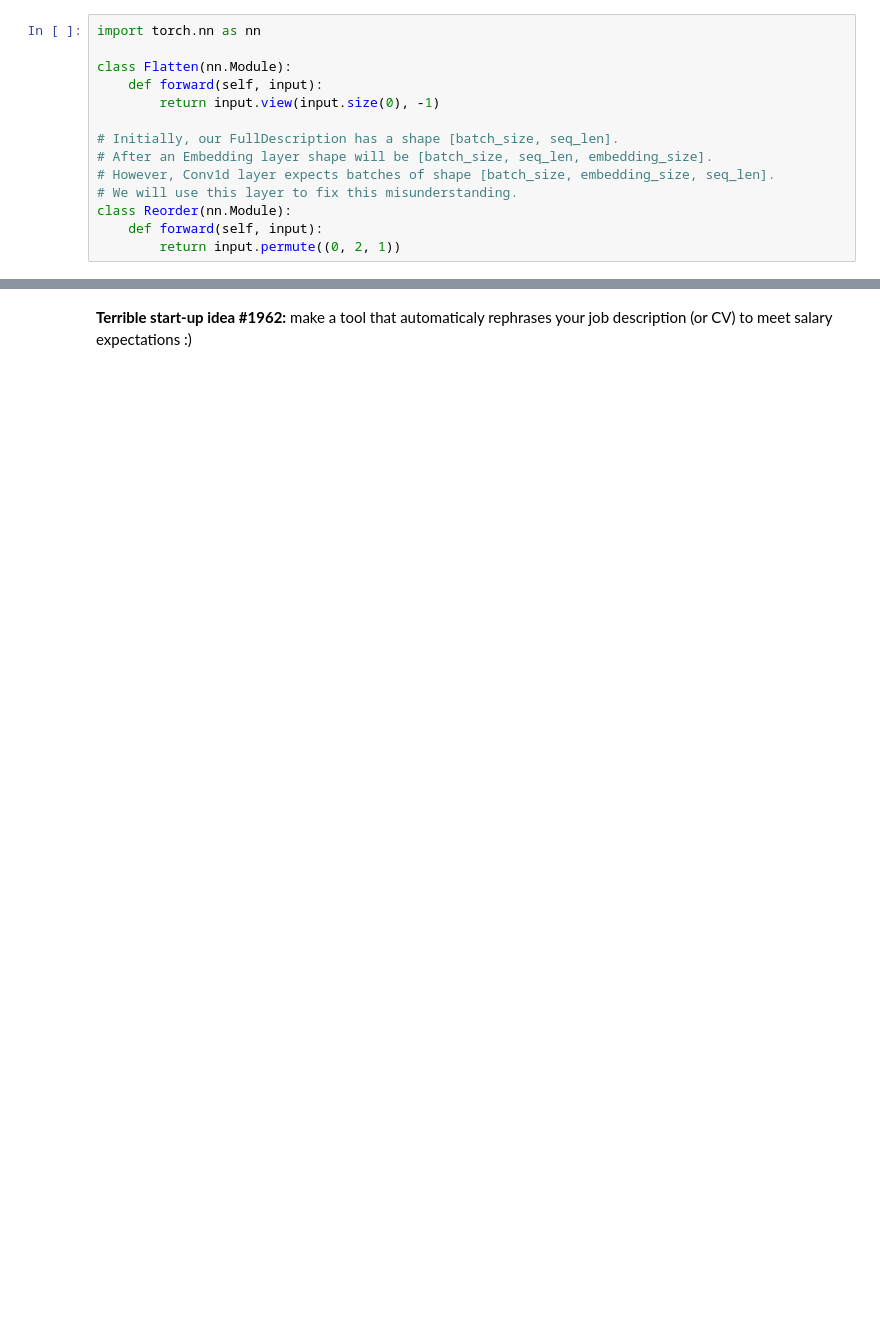
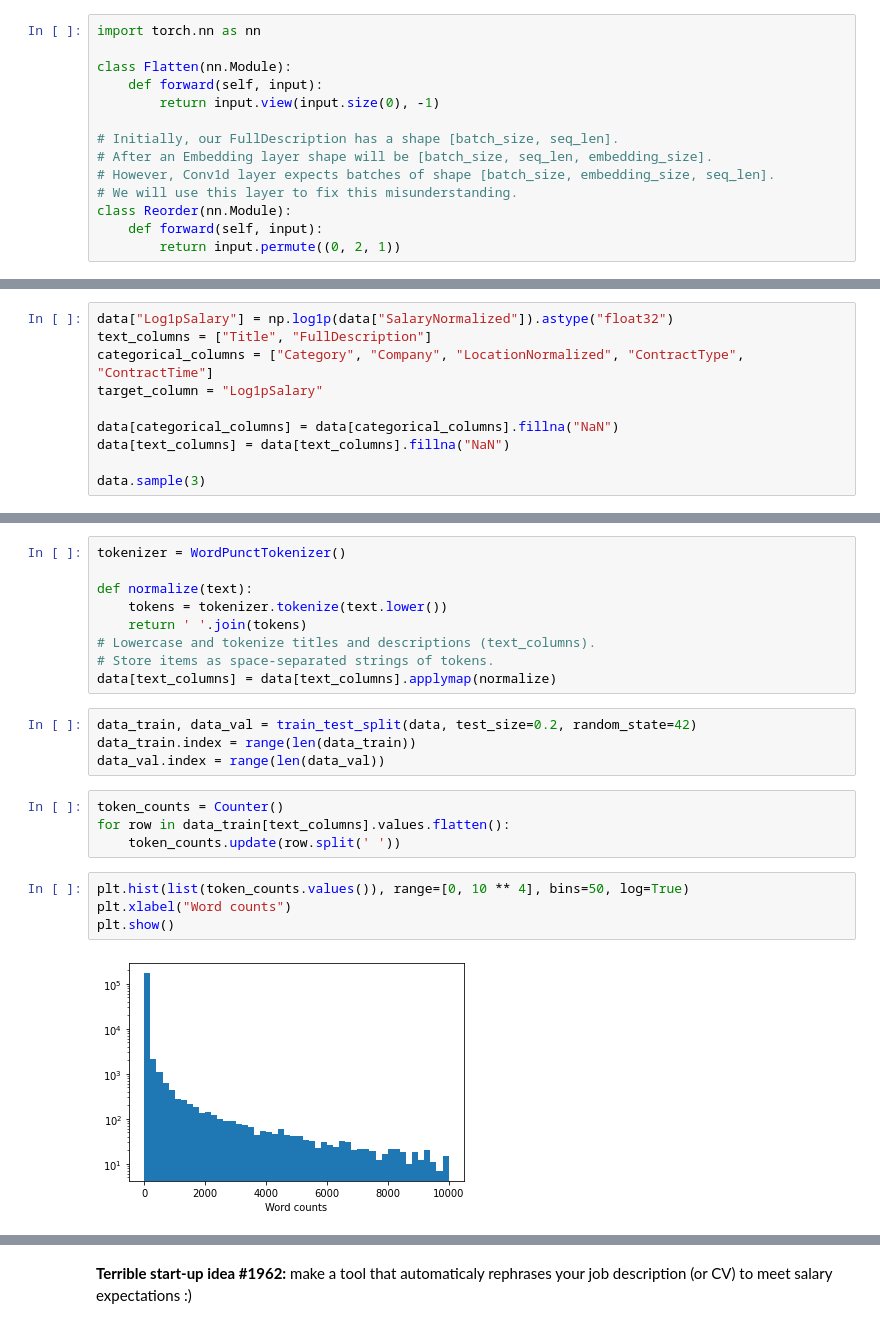
Before and after one commit to Myashka/MIPT_Applied_ML, a Jupyter notebook: week_02_cnn_for_texts.ipynb, the cells around one changed output, grey strips where cells are left out. Cells and saved outputs as stored; diff of their text form; blank space fills up the shorter version.

Commit message:
Done practice 2 cnn for text, created 3 head NN

```diff
--- a/week_02_cnn_for_texts.ipynb
+++ b/week_02_cnn_for_texts.ipynb
@@ -381,0 +757,10 @@ class Reorder(nn.Module):
+# %%
+data["Log1pSalary"] = np.log1p(data["SalaryNormalized"]).astype("float32")
+text_columns = ["Title", "FullDescription"]
+categorical_columns = ["Category", "Company", "LocationNormalized", "ContractType", "ContractTime"]
+target_column = "Log1pSalary"
+
+data[categorical_columns] = data[categorical_columns].fillna("NaN")
+data[text_columns] = data[text_columns].fillna("NaN")
+
+data.sample(3)
@@ -381,0 +772,23 @@ class Reorder(nn.Module):
+# %%
+tokenizer = WordPunctTokenizer()
+
+def normalize(text):
+    tokens = tokenizer.tokenize(text.lower())
+    return ' '.join(tokens)
+# Lowercase and tokenize titles and descriptions (text_columns).
+# Store items as space-separated strings of tokens.
+data[text_columns] = data[text_columns].applymap(normalize)
+# %%
+data_train, data_val = train_test_split(data, test_size=0.2, random_state=42)
+data_train.index = range(len(data_train))
+data_val.index = range(len(data_val))
+# %%
+token_counts = Counter()
+for row in data_train[text_columns].values.flatten():
+    token_counts.update(row.split(' '))
+# %%
+plt.hist(list(token_counts.values()), range=[0, 10 ** 4], bins=50, log=True)
+plt.xlabel("Word counts")
+plt.show()
+# %% [output]
+[figure, added]
```
Also changed, not shown: parts of 63 cells of this notebook.
